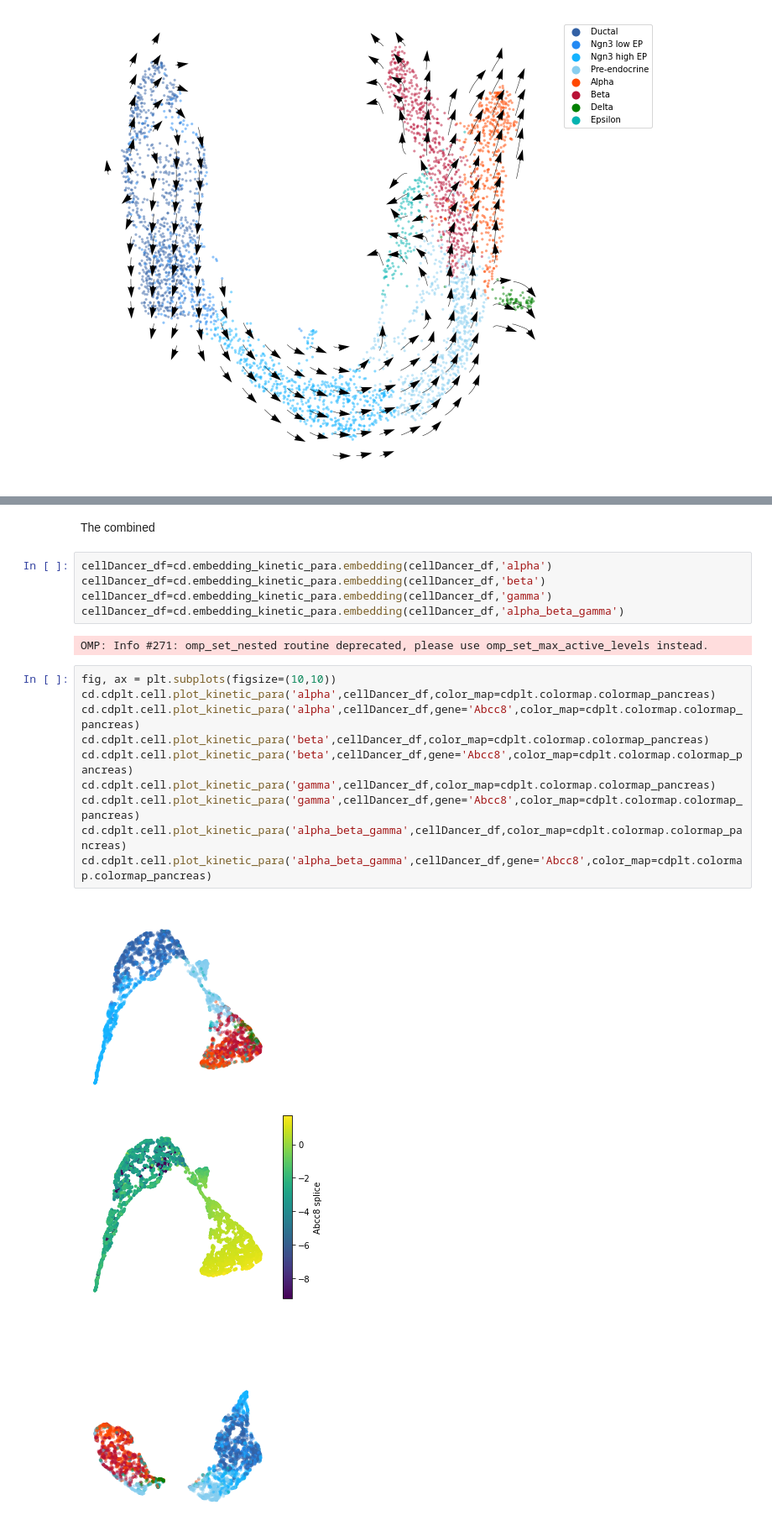
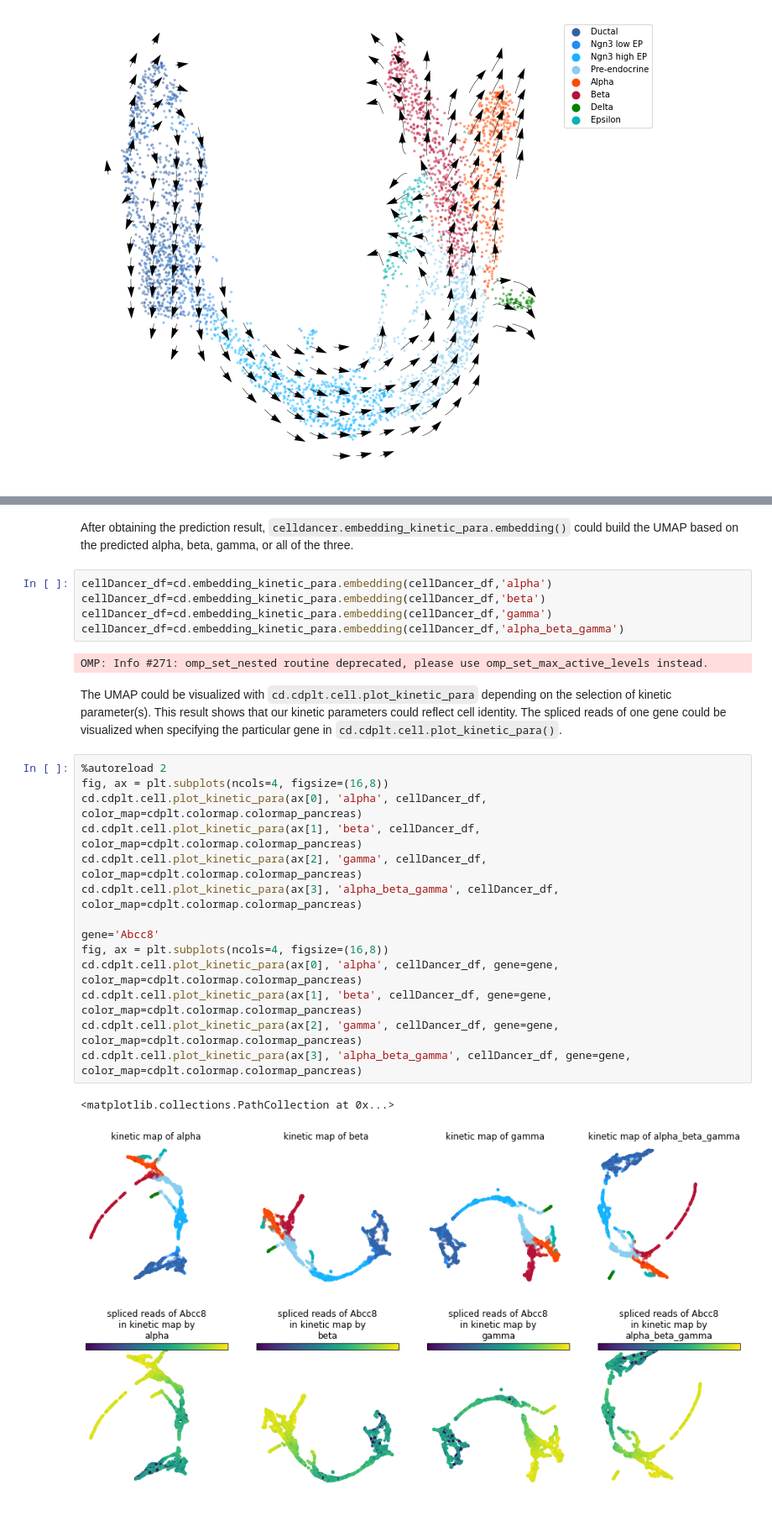
Before and after one commit to GuangyuWangLab2021/cellDancer, a Jupyter notebook: analysis/CaseStudyNotebook/Pancreas_decoding_kinetics.ipynb, the cells around one changed output, grey strips where cells are left out. Shown at 84% size. Saved outputs shown, nothing was run; the diff lists cells and outputs as text.

Commit message:
pancreas notebook and colormap of building own umap

````diff
--- a/analysis/CaseStudyNotebook/Pancreas_decoding_kinetics.ipynb
+++ b/analysis/CaseStudyNotebook/Pancreas_decoding_kinetics.ipynb
@@ -87,5 +87,5 @@ Caution! Overwriting the 'velocity' columns.
 # %% [markdown]
-The combined
+After obtaining the prediction result, ```celldancer.embedding_kinetic_para.embedding()``` could build the UMAP based on the predicted alpha, beta, gamma, or all of the three.
 # %%
 cellDancer_df=cd.embedding_kinetic_para.embedding(cellDancer_df,'alpha')
 cellDancer_df=cd.embedding_kinetic_para.embedding(cellDancer_df,'beta')
@@ -93,17 +93,23 @@ cellDancer_df=cd.embedding_kinetic_para.embedding(cellDancer_df,'gamma')
 cellDancer_df=cd.embedding_kinetic_para.embedding(cellDancer_df,'alpha_beta_gamma')
 # %% [output]
 OMP: Info #271: omp_set_nested routine deprecated, please use omp_set_max_active_levels instead.
+# %% [markdown]
+The UMAP could be visualized with ```cd.cdplt.cell.plot_kinetic_para``` depending on the selection of kinetic parameter(s). This result shows that our kinetic parameters could reflect cell identity. The spliced reads of one gene could be visualized when specifying the particular gene in ```cd.cdplt.cell.plot_kinetic_para()```.
 # %%
-fig, ax = plt.subplots(figsize=(10,10))
-cd.cdplt.cell.plot_kinetic_para('alpha',cellDancer_df,color_map=cdplt.colormap.colormap_pancreas)
-cd.cdplt.cell.plot_kinetic_para('alpha',cellDancer_df,gene='Abcc8',color_map=cdplt.colormap.colormap_pancreas)
-cd.cdplt.cell.plot_kinetic_para('beta',cellDancer_df,color_map=cdplt.colormap.colormap_pancreas)
-cd.cdplt.cell.plot_kinetic_para('beta',cellDancer_df,gene='Abcc8',color_map=cdplt.colormap.colormap_pancreas)
-cd.cdplt.cell.plot_kinetic_para('gamma',cellDancer_df,color_map=cdplt.colormap.colormap_pancreas)
-cd.cdplt.cell.plot_kinetic_para('gamma',cellDancer_df,gene='Abcc8',color_map=cdplt.colormap.colormap_pancreas)
-cd.cdplt.cell.plot_kinetic_para('alpha_beta_gamma',cellDancer_df,color_map=cdplt.colormap.colormap_pancreas)
-cd.cdplt.cell.plot_kinetic_para('alpha_beta_gamma',cellDancer_df,gene='Abcc8',color_map=cdplt.colormap.colormap_pancreas)
+%autoreload 2
+fig, ax = plt.subplots(ncols=4, figsize=(16,8))
+cd.cdplt.cell.plot_kinetic_para(ax[0], 'alpha', cellDancer_df, color_map=cdplt.colormap.colormap_pancreas)
+cd.cdplt.cell.plot_kinetic_para(ax[1], 'beta', cellDancer_df, color_map=cdplt.colormap.colormap_pancreas)
+cd.cdplt.cell.plot_kinetic_para(ax[2], 'gamma', cellDancer_df, color_map=cdplt.colormap.colormap_pancreas)
+cd.cdplt.cell.plot_kinetic_para(ax[3], 'alpha_beta_gamma', cellDancer_df, color_map=cdplt.colormap.colormap_pancreas)
+
+gene='Abcc8'
+fig, ax = plt.subplots(ncols=4, figsize=(16,8))
+cd.cdplt.cell.plot_kinetic_para(ax[0], 'alpha', cellDancer_df, gene=gene, color_map=cdplt.colormap.colormap_pancreas)
+cd.cdplt.cell.plot_kinetic_para(ax[1], 'beta', cellDancer_df, gene=gene, color_map=cdplt.colormap.colormap_pancreas)
+cd.cdplt.cell.plot_kinetic_para(ax[2], 'gamma', cellDancer_df, gene=gene, color_map=cdplt.colormap.colormap_pancreas)
+cd.cdplt.cell.plot_kinetic_para(ax[3], 'alpha_beta_gamma', cellDancer_df, gene=gene, color_map=cdplt.colormap.colormap_pancreas)
 # %% [output]
+<matplotlib.collections.PathCollection at 0x...>
-[figure, old version]
+[figure, new version]
-[figure, old version]
+[figure, new version]
-[figure, removed]
````
Also changed, not shown: parts of 3 cells of this notebook, 2 other files.
